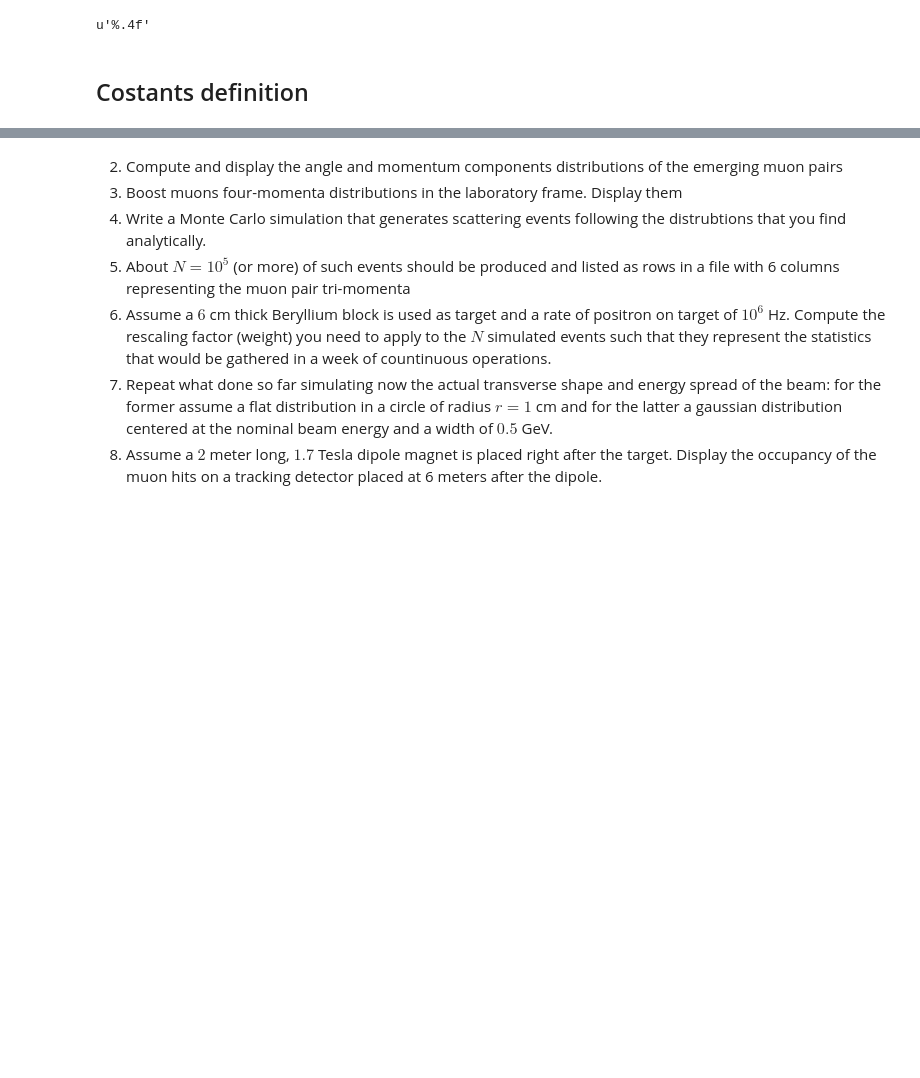
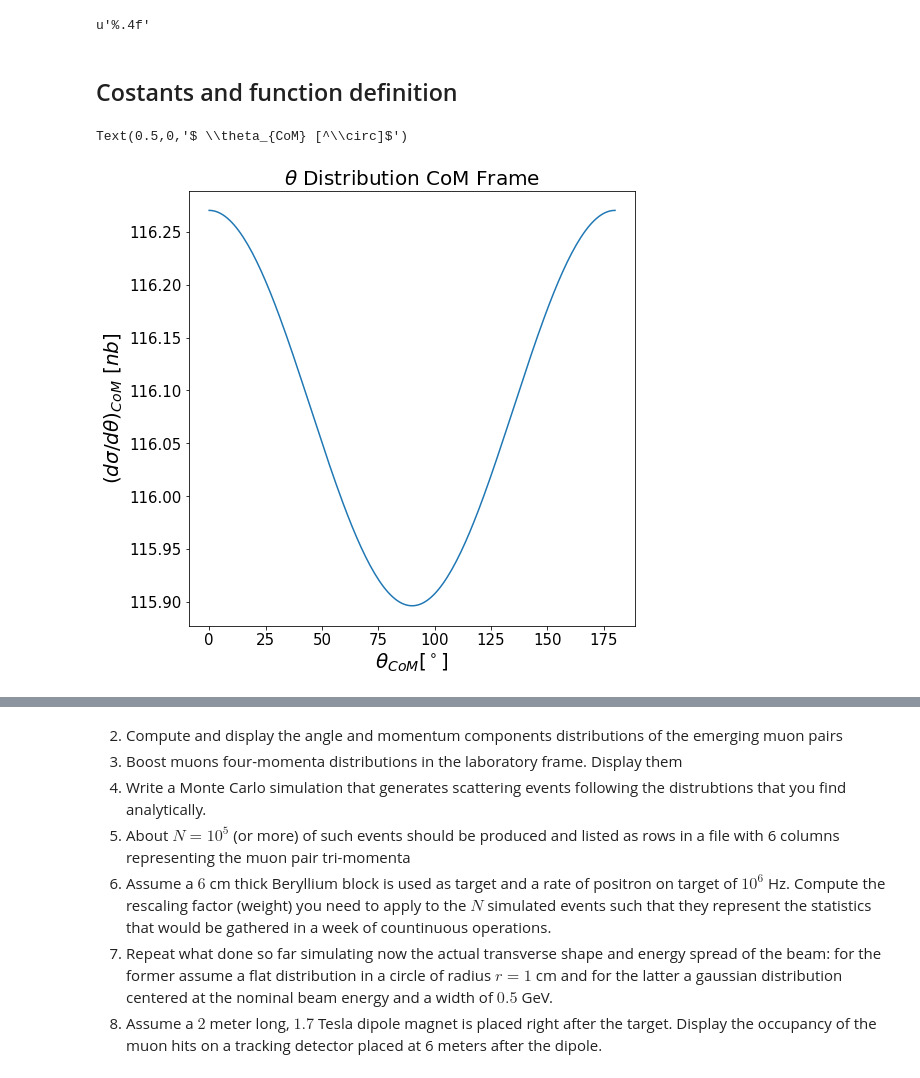
Before and after one commit to albchim/LCP_Project, a Jupyter notebook: ZANETTI_PROJECT_0.ipynb, the cells around one changed output, grey strips where cells are left out. Drawn from its saved outputs; the diff is of its cells as text; code cells hidden in the pictures; blank space fills up the shorter version.

```diff
--- a/ZANETTI_PROJECT_0.ipynb
+++ b/ZANETTI_PROJECT_0.ipynb
@@ -55,4 +66,4 @@ from matplotlib import pyplot as plt
 # %% [output]
 u'%.4f'
 # %% [markdown]
-## Costants definition
+## Costants and function definition
@@ -69,0 +70,23 @@ plt.plot()
+# %%
+alpha=0.0072973525664
+hbar=6.582119514*10**(-16)
+c=float(299792458)
+s= (0.212*10**(9))**2
+E1=np.sqrt(s)/2
+k=E1
+mmu=0.1056583745*10**(9)
+def cross_section_nanobarn(theta):
+    return 10**(37)*(alpha**2*np.pi*(hbar*c)**2)/(2*s)*np.sqrt(1 - (mmu**2)/E1**2)*(1 + (mmu**2)/E1**2 + (1 - (mmu**2)/E1**2)*np.cos(theta)**2)
+def cross_section_nanobarn_normlab(theta):
+    return 10**(37)*4*np.cos((theta)/2)*(alpha**2*np.pi*(hbar*c)**2)/(2*s)*np.sqrt(1 - (mmu**2)/E1**2)*(1 + (mmu**2)/E1**2 + (1 - (mmu**2)/E1**2)*np.cos(theta)**2)
+# %%
+angles=np.linspace(0,180,180)*(np.pi/180)
+plt.figure(figsize=[8,8])
+plt.plot(angles*(180.0/np.pi),cross_section_nanobarn(angles))
+plt.ylabel(r"$(d \sigma / d \theta)_{CoM} \,\, [nb]$",fontsize=20)
+plt.tick_params(labelsize=15)
+plt.title(r"$\theta$ Distribution CoM Frame",fontsize=20)
+plt.xlabel(r"$ \theta_{CoM} [^\circ]$",fontsize=20)
+# %% [output]
+Text(0.5,0,'$ \\theta_{CoM} [^\\circ]$')
+[figure, added]
```
Also changed, not shown: parts of 9 cells of this notebook.
